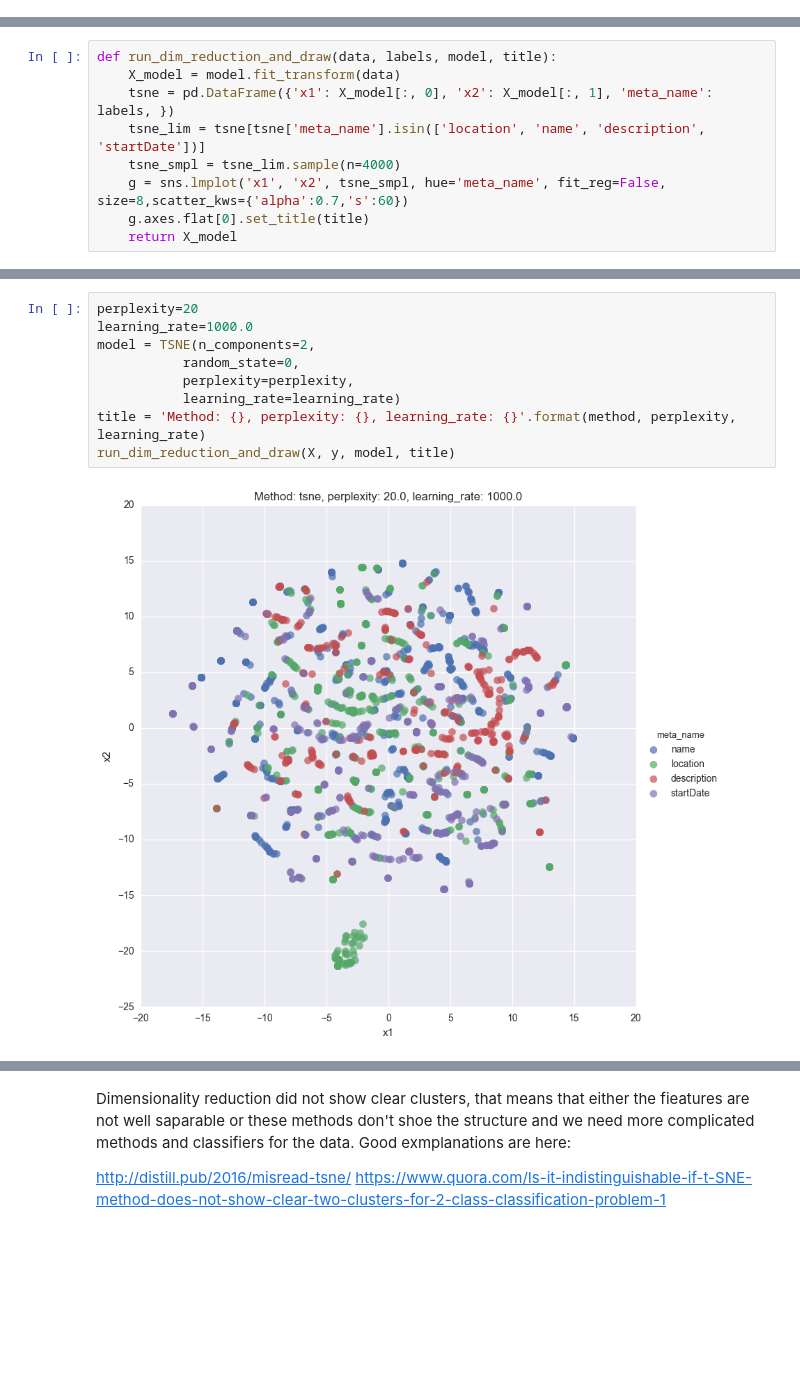
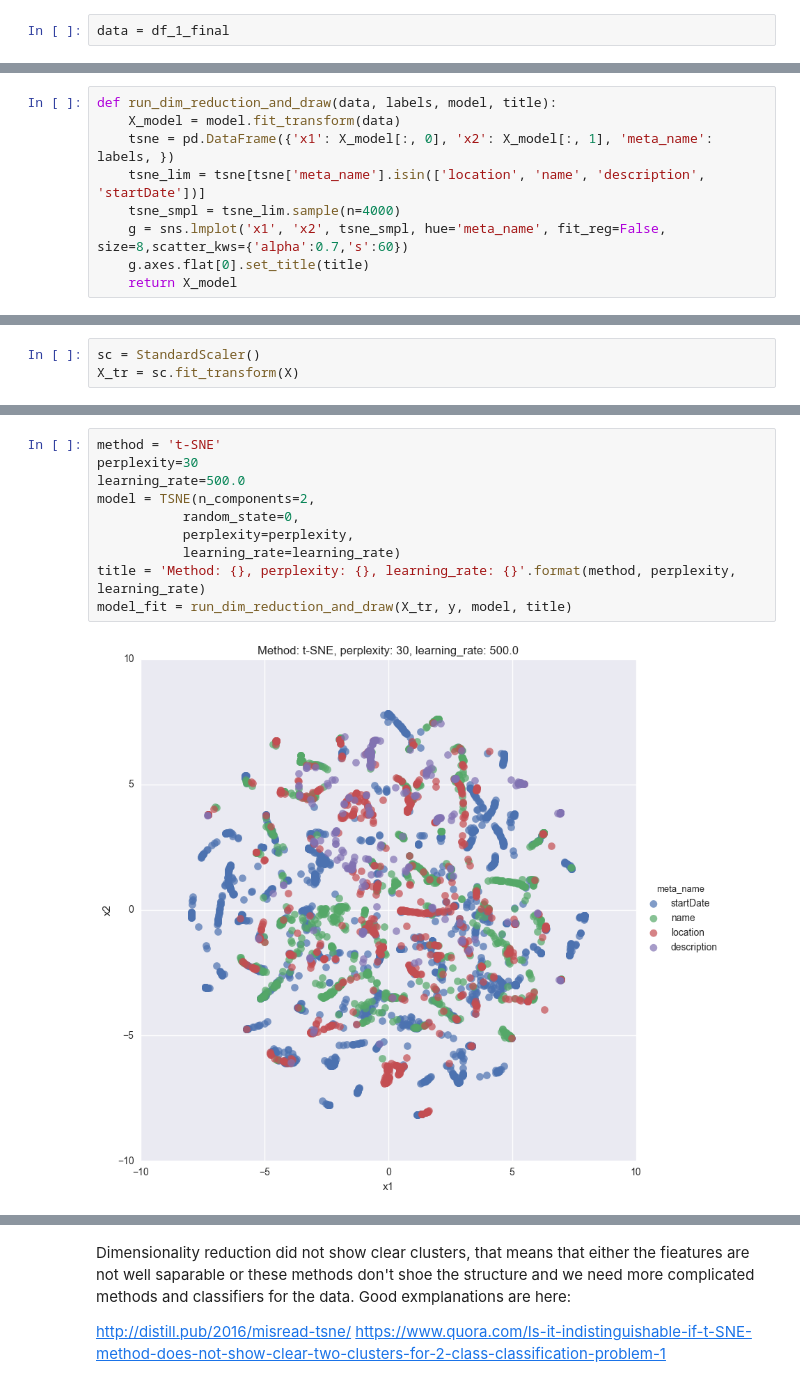
Before and after one commit to galinaalperovich/SocioPath, a Jupyter notebook: notebooks/Analysis 3 (dimensionality reduction).ipynb, the cells around one changed output, grey strips where cells are left out. Drawn from its saved outputs; the diff is of its cells as text; blank space fills up the shorter version.

```diff
--- a/notebooks/Analysis 2 (dimensionality reduction).ipynb
+++ b/notebooks/Analysis 3 (dimensionality reduction).ipynb
@@ -39,3 +40,5 @@ data_t
+# %%
+data = df_1_final
 # %%
 data_cl = clean_df(data)
 # %%
@@ -66,0 +74,3 @@ def run_dim_reduction_and_draw(data, labels, model, title):
+# %%
+sc = StandardScaler()
+X_tr = sc.fit_transform(X)
@@ -67,14 +93,15 @@ def run_dim_reduction_and_draw(data, labels, model, title):
 # %%
-perplexity=20
-learning_rate=1000.0
+method = 't-SNE'
+perplexity=30
+learning_rate=500.0
 model = TSNE(n_components=2,
            random_state=0,
            perplexity=perplexity,
            learning_rate=learning_rate)
 title = 'Method: {}, perplexity: {}, learning_rate: {}'.format(method, perplexity, learning_rate)
-run_dim_reduction_and_draw(X, y, model, title)
+model_fit = run_dim_reduction_and_draw(X_tr, y, model, title)
 # %% [output]
-[figure, old version]
+[figure, new version]
 # %%
 model = IncrementalPCA(n_components=2, batch_size=3)
 title = 'Method: PCA'
```
Also changed, not shown: parts of 8 cells of this notebook, 21 other files.
